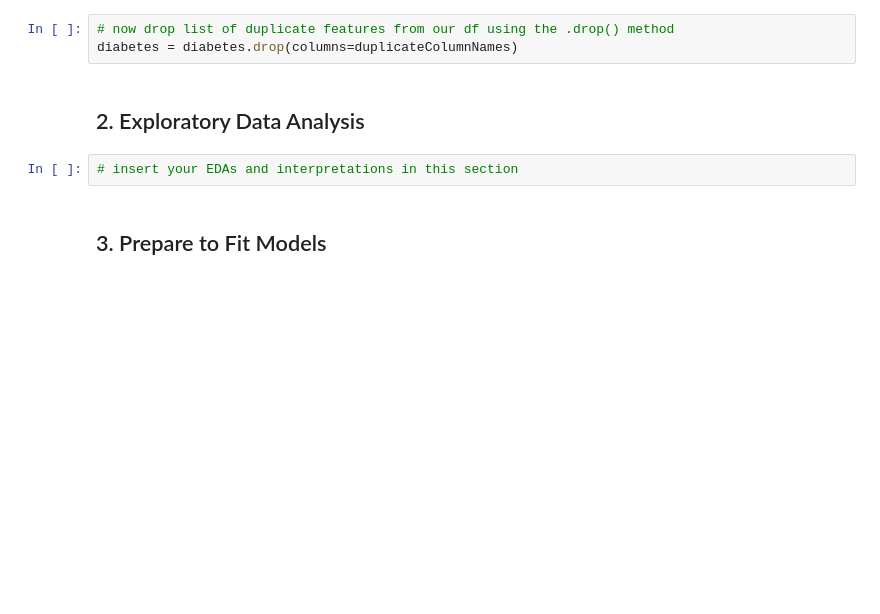
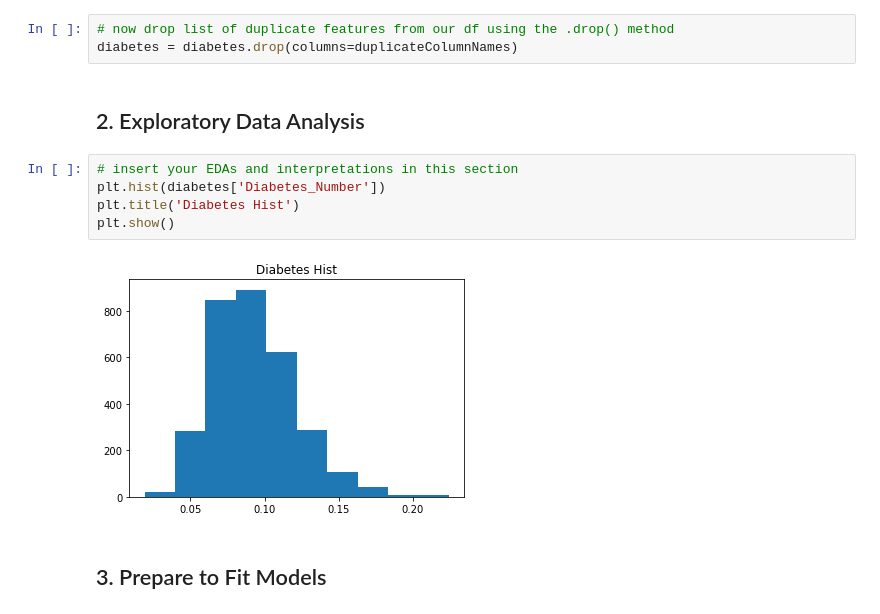
Before and after one commit to NoahBender/CSS-Project-2-Team-3-Fall-2022, a Jupyter notebook: Project 2 Students.ipynb, the cells around one changed output. Saved outputs shown, nothing was run; the diff lists cells and outputs as text; blank space fills up the shorter version.

Commit message:
add hist 2

```diff
--- a/Project 2 Students.ipynb
+++ b/Project 2 Students.ipynb
@@ -199,6 +199,11 @@ diabetes = diabetes.drop(columns=duplicateColumnNames)
 ## 2. Exploratory Data Analysis
 # %%
 # insert your EDAs and interpretations in this section
+plt.hist(diabetes['Diabetes_Number'])
+plt.title('Diabetes Hist')
+plt.show()
+# %% [output]
+[figure, added]
 # %% [markdown]
 ## 3. Prepare to Fit Models
 # %% [markdown]
```
Also changed, not shown: parts of 1 cell of this notebook.
